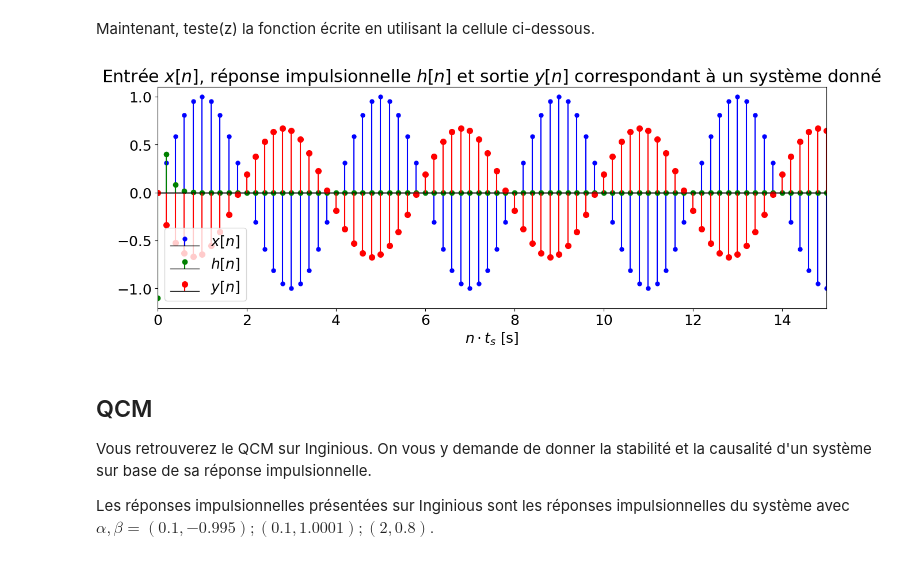
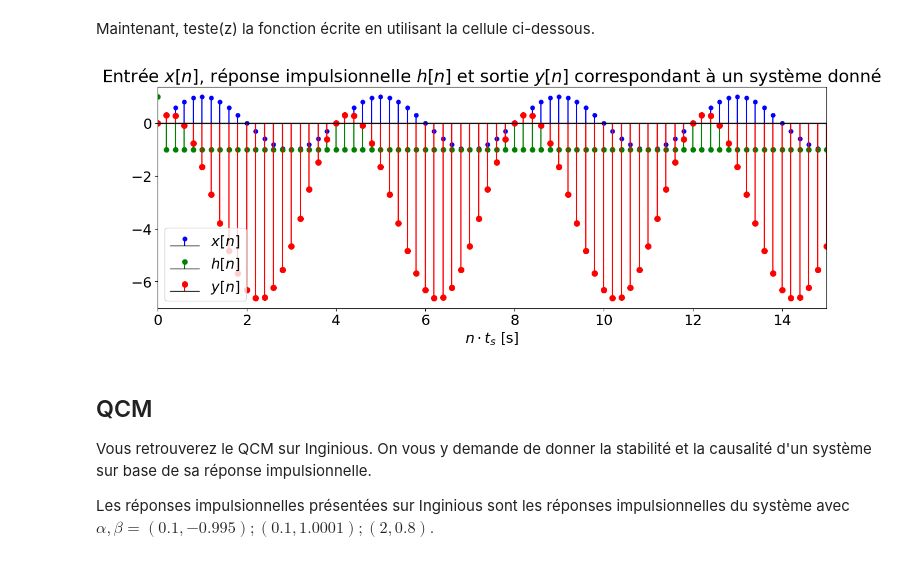
Before and after one commit to BrieucDallemagne/SignSyst, a Jupyter notebook: Devoir3/LEPL1106_23_Devoir_03.ipynb, the cells around one changed output. Saved outputs shown, nothing was run; the diff lists cells and outputs as text; code cells hidden in the pictures.

```diff
--- a/Devoir3/LEPL1106_23_Devoir_03.ipynb
+++ b/Devoir3/LEPL1106_23_Devoir_03.ipynb
@@ -122,10 +122,10 @@ def computeMatrices(alpha,beta):
             q[n+1] = A*q[n] + B*x[n]
             y[n] = C*q[n] + D*x[n]
     """
-    A = 1/alpha #TODO
-    B = alpha/beta #TODO
+    A = 1/beta #TODO
+    B = -alpha/beta #JSP si il faut un - lol
     C = 1 #TODO
-    D = 0 #TODO
+    D = alpha #est trivial en comparant les 2 formules
 
     return (A,B,C,D)
 # %% [markdown]
@@ -145,7 +145,7 @@ C = np.array([2.0])
 D = np.array([-1.1])
 
 #Décommenter si vous voulez utiliser computeMatrices pour trouver A,B,C,D:
-#A,B,C,D = computeMatrices(1,1)
+A,B,C,D = computeMatrices(1,1)
 
 # Obtenir la reponse impulsionelle
 th, h = systemeDiscret(A, B, C, D, ts)
@@ -158,34 +158,34 @@ plt.figure(figsize=(15,5))
 plt.rcParams.update({"font.size" : 18})
 
 mk_x, st_x, bl_x = plt.stem(tx, x, label="$x[n]$", use_line_collection=True)
 mk_h, st_h, bl_h = plt.stem(th, h, label="$h[n]$", use_line_collection=True)
 mk_y, st_y, bl_y = plt.stem(ty, y, label="$y[n]$", use_line_collection=True)
 
 mks = (mk_x, mk_h, mk_y)
 sts = (st_x, st_h, st_y)
 bls = (bl_x, bl_h, bl_y)
 
 colors = ("b", "g", "r")
 sizes = (5, 6, 7)
 
 # Donner du style aux signals de façon compacte
 for mk, st, bl, c, s in zip(mks, sts, bls, colors, sizes):
     bl.set_color('k')
     bl.set_linewidth(1)
     mk.set_markersize(s)
     mk.set_color(c)
     st.set_color(c)
 
 
 plt.xlim([0.0, 15.0])
 
 plt.title("Entrée $x[n]$, réponse impulsionnelle $h[n]$ et sortie $y[n]$ correspondant à un système donné ")
 plt.xlabel('$n\cdot t_s$ [s]')
 
 plt.legend()
 plt.show()
 # %% [output]
-[figure, old version]
+[figure, new version]
 # %% [markdown]
 ## QCM
 
```
Also changed, not shown: parts of 1 cell of this notebook, 2 other files.
